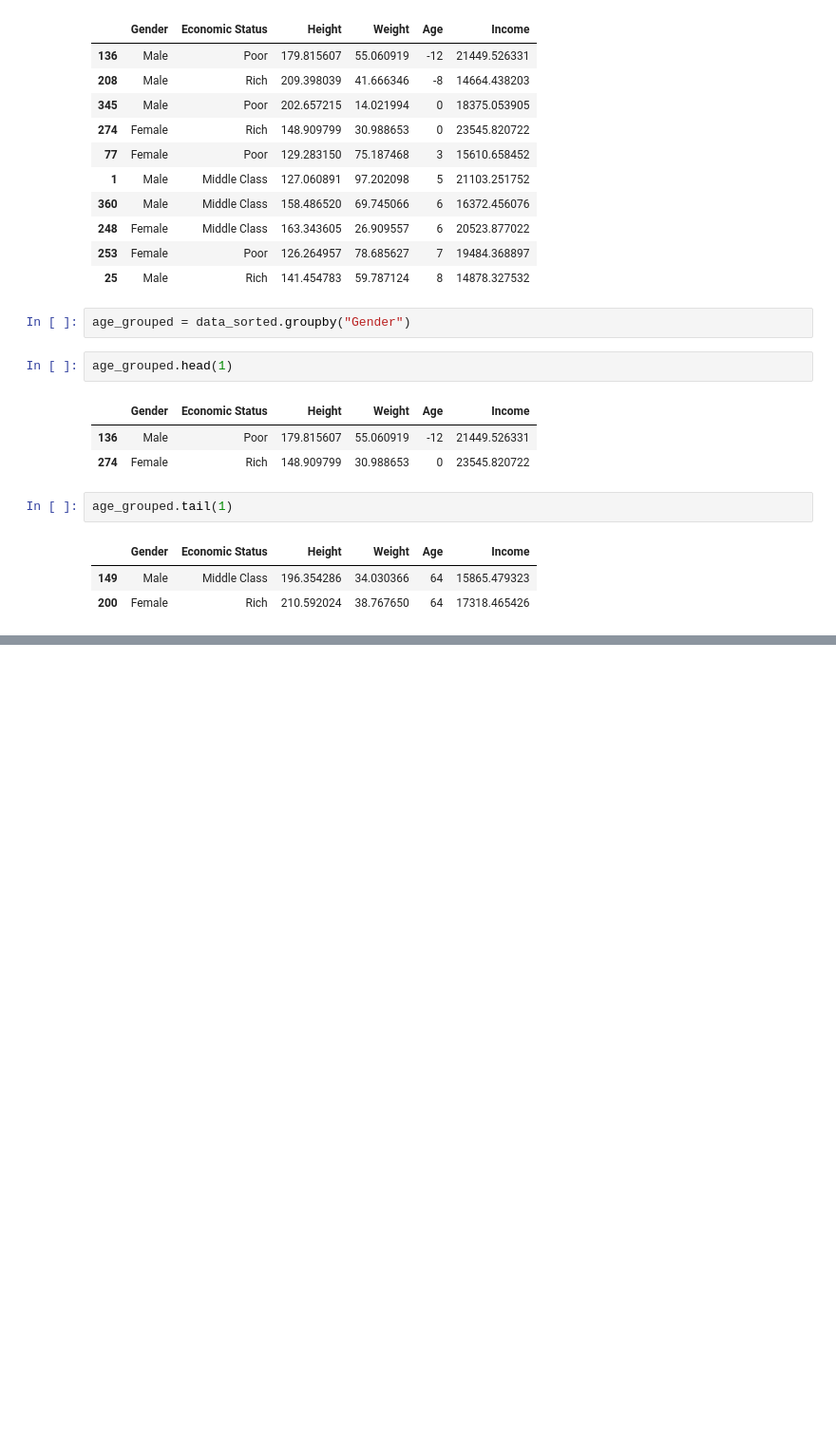
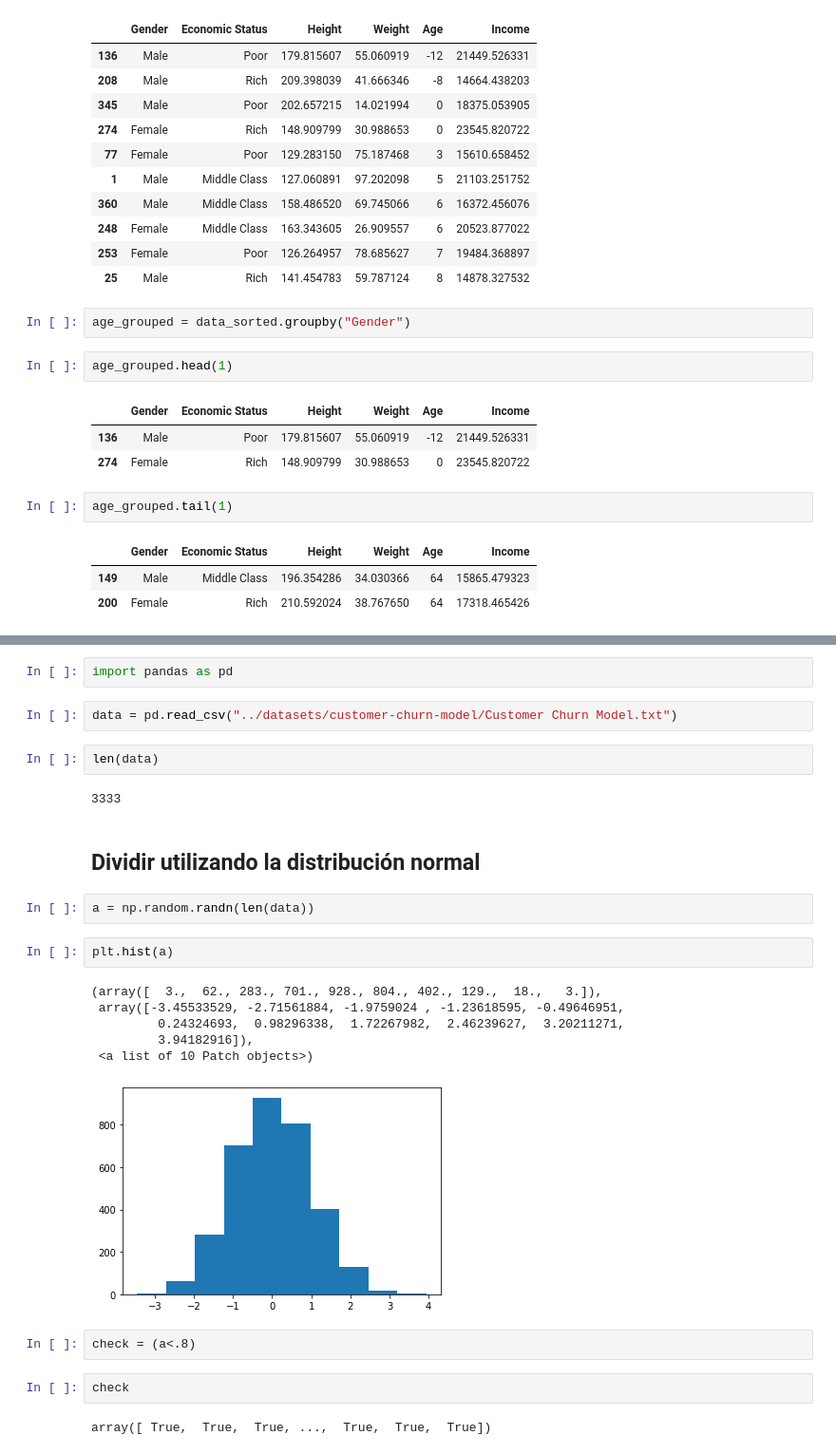
Before and after one commit to garc1a0scar/python-ml-course, a Jupyter notebook: notebooks_OEGG/T2 - 3 - Data Cleaning - Agrupación de datos.ipynb, the cells around one changed output, grey strips where cells are left out. Shown at 95% size. Saved outputs shown, nothing was run; the diff lists cells and outputs as text; blank space fills up the shorter version.

Commit message:
Data Wrangling

```diff
--- a/notebooks_OEGG/T2 - 3 - Data Cleaning - Agrupación de datos.ipynb
+++ b/notebooks_OEGG/T2 - 3 - Data Cleaning - Agrupación de datos.ipynb
@@ -374,0 +377,27 @@ age_grouped.tail(1)
+# %%
+import pandas as pd
+# %%
+data = pd.read_csv("../datasets/customer-churn-model/Customer Churn Model.txt")
+# %%
+len(data)
+# %% [output]
+3333
+# %% [markdown]
+## Dividir utilizando la distribución normal
+# %%
+a = np.random.randn(len(data))
+# %%
+plt.hist(a)
+# %% [output]
+(array([  3.,  62., 283., 701., 928., 804., 402., 129.,  18.,   3.]),
+ array([-3.45533529, -2.71561884, -1.9759024 , -1.23618595, -0.49646951,
+         0.24324693,  0.98296338,  1.72267982,  2.46239627,  3.20211271,
+         3.94182916]),
+ <a list of 10 Patch objects>)
+[figure, added]
+# %%
+check = (a<.8)
+# %%
+check
+# %% [output]
+array([ True,  True,  True, ...,  True,  True,  True])
```
Also changed, not shown: parts of 17 cells of this notebook, 8 other files.
